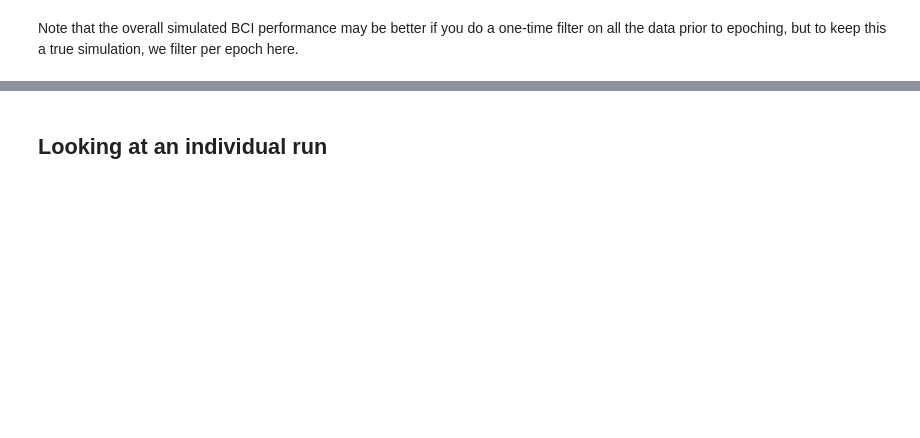
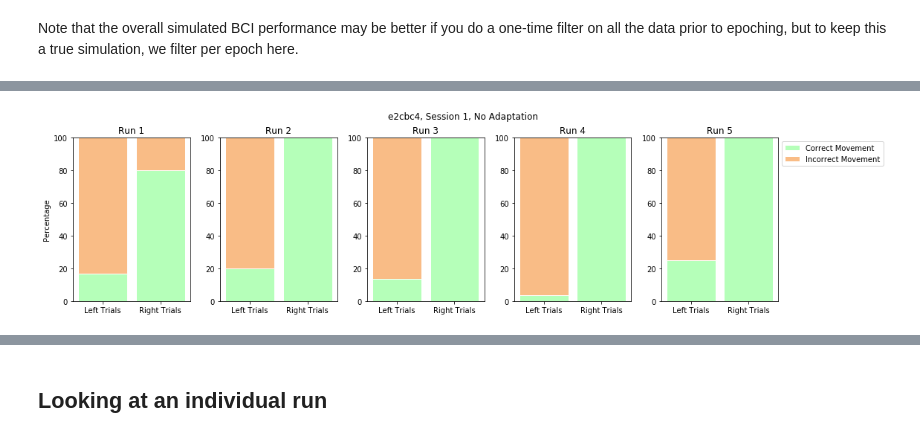
Before and after one commit to lpjiang97/EEG-CoAdaptation, a Jupyter notebook: Analysis/Simulate_Performance_with_Model.ipynb, the cells around one changed output, grey strips where cells are left out. Drawn from its saved outputs; the diff is of its cells as text; code cells hidden in the pictures; blank space fills up the shorter version.

```diff
--- a/Analysis/Simulate_Performance_with_Model.ipynb
+++ b/Analysis/Simulate_Performance_with_Model.ipynb
@@ -482,0 +486,88 @@ fig.savefig('Figures/' + subjID + '_Performance_Session-' + str(session_number)
+# %%
+# Set adaptation type
+adaptation_type = 'No Adaptation'
+
+for adaptation_type in ['No Adaptation','Adaptation (CS)','Simulated Adaptation (TL)']:
+    fig = plt.figure(figsize=(16,4))
+    for runOfInt in range(1,5+1):
+        # Calculate
+        if subject_group == 1:
+            if adaptation_type == 'No Adaptation':
+                actual = clf_orig_all[runOfInt].predict(X_orig_all[runOfInt])
+                TL = y_orig_all[runOfInt] # true labels
+            elif adaptation_type == 'Adaptation (CS)':
+                actual = clf_sim_all[runOfInt].predict(X_sim_all[runOfInt])
+                TL = y_sim_all[runOfInt] # true labels
+            elif adaptation_type == 'Simulated Adaptation (TL)':
+                actual = clf_sim_TL_all[runOfInt].predict(X_sim_TL_all[runOfInt])
+                TL = y_sim_TL_all[runOfInt] # true labels
+        elif subject_group == 2:
+            if adaptation_type == 'No Adaptation':
+                actual = clf_sim_all[runOfInt].predict(X_sim_all[runOfInt])
+                TL = y_sim_all[runOfInt] # true labels
+            elif adaptation_type == 'Adaptation (CS)':
+                actual = clf_orig_all[runOfInt].predict(X_orig_all[runOfInt])
+                TL = y_orig_all[runOfInt] # true labels
+            elif adaptation_type == 'Simulated Adaptation (TL)':
+                actual = clf_sim_TL_all[runOfInt].predict(X_sim_TL_all[runOfInt])
+                TL = y_sim_TL_all[runOfInt] # true labels
+        trials_left = np.where(TL==0)[0]
+        trials_right = np.where(TL==1)[0]
+        left_correct = len(np.where(actual[trials_left]==0)[0])/len(actual[trials_left])*100
+        left_wrong = 100 - left_correct
+        right_correct = len(np.where(actual[trials_right]==1)[0])/len(actual[trials_right])*100
+        right_wrong = 100 - right_correct
+
+        # Organize data for bar plotting
+        r = [0,1]
+        raw_data = {'correctBars': [left_correct, right_correct], 'wrongBars': [left_wrong, right_wrong]}
+        df = pd.DataFrame(raw_data)
+
+        # From raw value to percentage
+        correctBars = df['correctBars']
+        wrongBars = df['wrongBars']
+
+        # plot
+        barWidth = 0.85
+        names = ('Left Trials','Right Trials')
+        plt.subplot(150+runOfInt)
+
+        # Create green Bars
+        plt.bar(r, correctBars, color='#b5ffb9', edgecolor='white', width=barWidth)
+        # Create orange Bars
+        plt.bar(r, wrongBars, bottom=correctBars, color='#f9bc86', edgecolor='white', width=barWidth)
+
+        # Custom x axis
+        plt.xticks(r, names)
+        plt.ylim([0,100])
+        if runOfInt == 1:
+            plt.ylabel('Percentage')
+        plt.title('Run ' + str(runOfInt))
+
+    # Add a legend
+    lgd = plt.legend(['Correct Movement','Incorrect Movement'], loc='upper left', bbox_to_anchor=(1,1), ncol=1)
+
+    # Add super title
+    if subject_group == 1:
+        if adaptation_type == 'No Adaptation':
+            fig.suptitle(subjID + ', Session ' + str(session_number) + ', No Adaptation')
+        elif adaptation_type == 'Adaptation (CS)':
+            fig.suptitle(subjID + ', Session ' + str(session_number) + ', Simulated Adaptation (CS)')
+        elif adaptation_type == 'Simulated Adaptation (TL)':
+            fig.suptitle(subjID + ', Session ' + str(session_number) + ', Simulated Adaptation (TL)')
+    elif subject_group == 2:
+        if adaptation_type == 'No Adaptation':
+            fig.suptitle(subjID + ', Session ' + str(session_number) + ', Simulated No Adaptation')
+        elif adaptation_type == 'Adaptation (CS)':
+            fig.suptitle(subjID + ', Session ' + str(session_number) + ', Co-Adaptation (CS)')
+        elif adaptation_type == 'Simulated Adaptation (TL)':
+            fig.suptitle(subjID + ', Session ' + str(session_number) + ', Simulated Adaptation (TL)')
+    fig.tight_layout()
+    fig.subplots_adjust(top=0.86)
+
+    # Show graphic
+    plt.show()
+    fig.savefig('Figures/' + subjID + '_LR_Session-' + str(session_number) + '_' + adaptation_type + '.png',
+            bbox_extra_artists=(lgd,))
+# %% [output]
+[figure, added]
```
Also changed, not shown: parts of 7 cells of this notebook, 4 other files.
